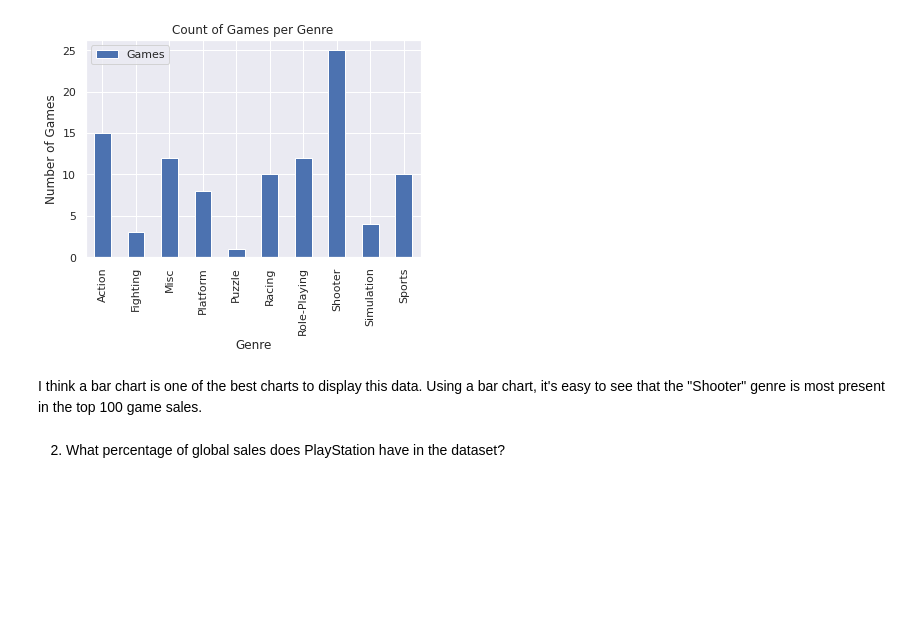
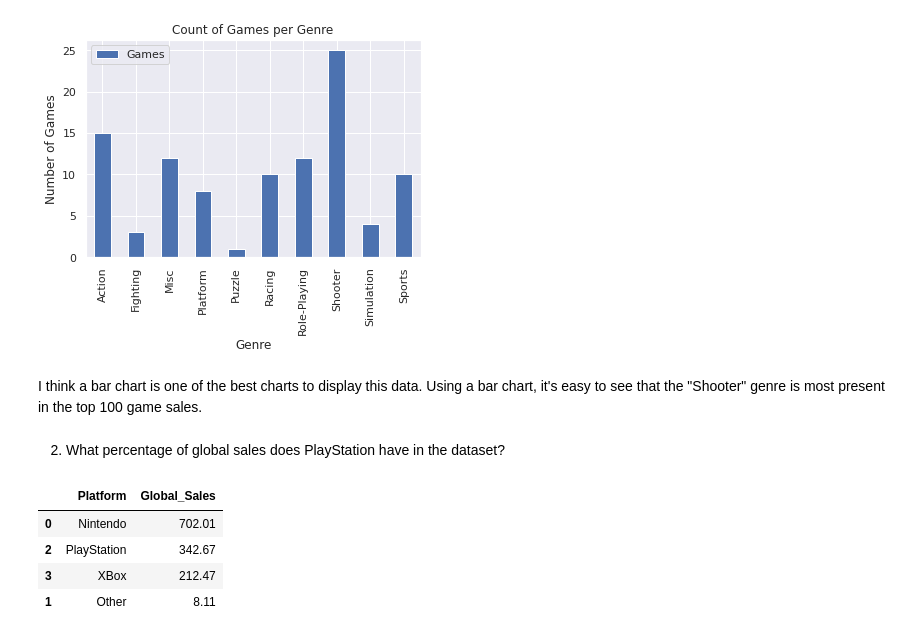
Before and after one commit to hkvenner/graphing_video_game_sales, a Jupyter notebook: graphing_videogame_sales_5.ipynb, the cells around one changed output. Drawn from its saved outputs; the diff is of its cells as text; code cells hidden in the pictures; blank space fills up the shorter version.

```diff
--- a/graphing_videogame_sales_5.ipynb
+++ b/graphing_videogame_sales_5.ipynb
@@ -180,3 +180,16 @@ Text(0, 0.5, 'Number of Games')
 I think a bar chart is one of the best charts to display this data. Using a bar chart, it's easy to see that the "Shooter" genre is most present in the top 100 game sales.
 # %% [markdown]
 2) What percentage of global sales does PlayStation have in the dataset?
+# %%
+sales_global = sales[['Platform','Global_Sales']]
+#groups the sales by platform and sorts the platforms from those with the highest to the least number of global sales
+sales_global= sales_global.groupby(['Platform']).sum().reset_index().sort_values(by='Global_Sales',ascending=False)
+#Extracts the top 4 platforms and the remaining platforms into separate data sets
+top_5 = sales_global[:4]
+top_5
+# %% [output]
+|  | Platform | Global_Sales |
+| 0 | Nintendo | 702.01 |
+| 2 | PlayStation | 342.67 |
+| 3 | XBox | 212.47 |
+| 1 | Other | 8.11 |
```
Also changed, not shown: parts of 5 cells of this notebook.
